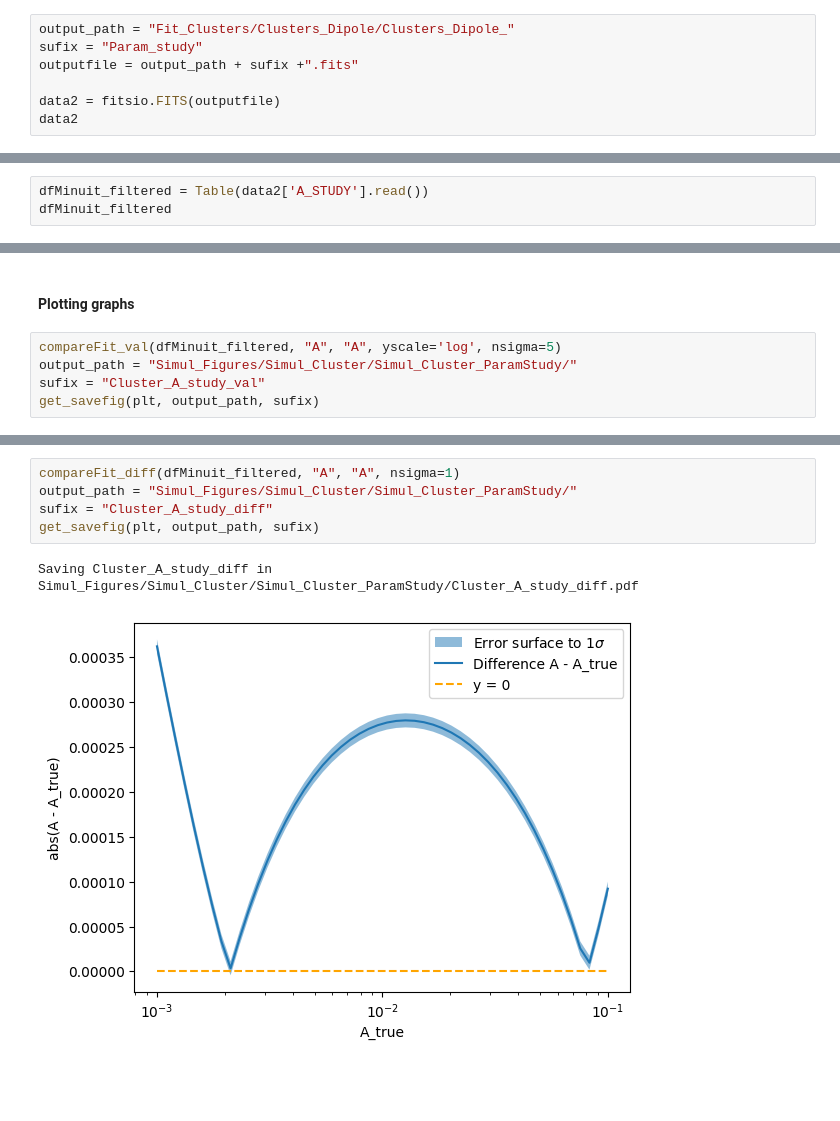
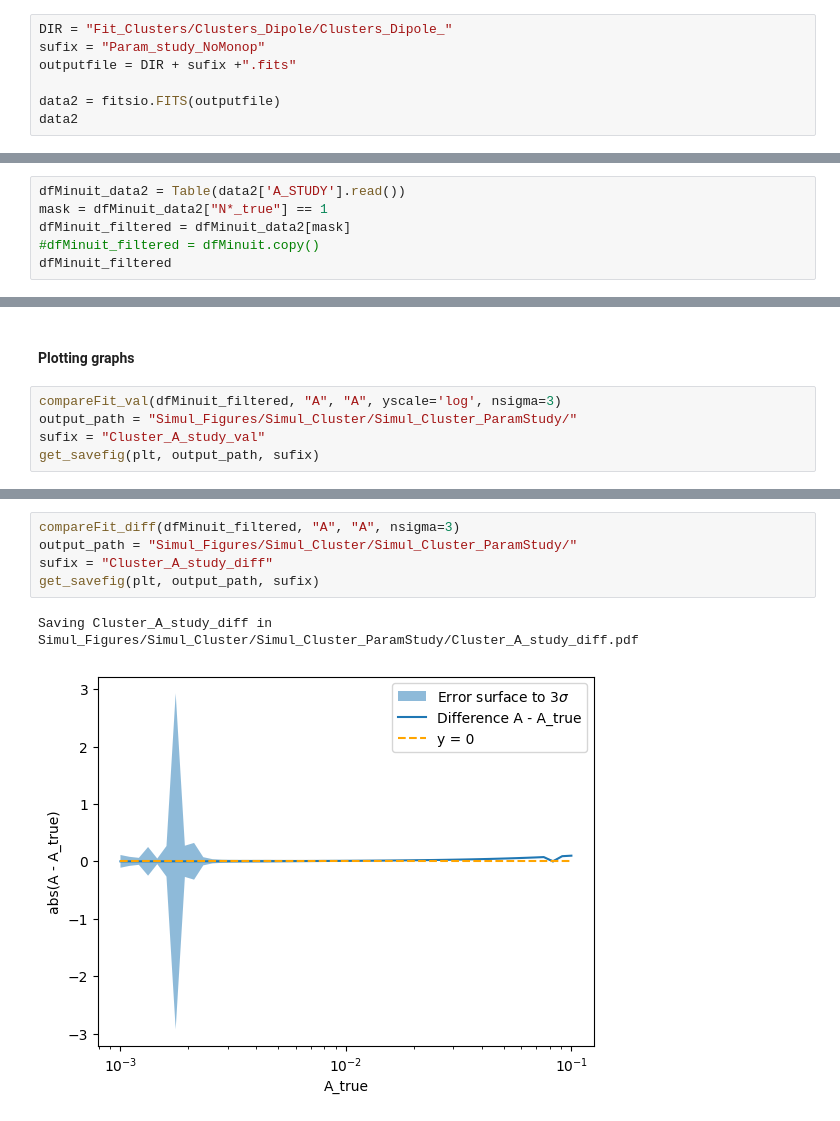
Before and after one commit to johannct/M2_Stage_Code, a Jupyter notebook: Simulation/A_Study_Cluster.ipynb, the cells around one changed output, grey strips where cells are left out. Cells and saved outputs as stored; diff of their text form; blank space fills up the shorter version.

Commit message:
Etude de l'effet de A_true quand on ajoute m5.

```diff
--- a/Simulation/A_Study_Cluster.ipynb
+++ b/Simulation/A_Study_Cluster.ipynb
@@ -299,7 +338,7 @@ NameError: name 'dfMinuit' is not defined
 # %%
-output_path = "Fit_Clusters/Clusters_Dipole/Clusters_Dipole_"
-sufix = "Param_study"
-outputfile = output_path + sufix +".fits"
+DIR = "Fit_Clusters/Clusters_Dipole/Clusters_Dipole_"
+sufix = "Param_study_NoMonop"
+outputfile = DIR + sufix +".fits"
 
 data2 = fitsio.FITS(outputfile)
 data2
@@ -310,7 +349,10 @@ data2
   0      IMAGE_HDU
   1      BINARY_TBL      A_STUDY
 # %%
-dfMinuit_filtered = Table(data2['A_STUDY'].read())
+dfMinuit_data2 = Table(data2['A_STUDY'].read())
+mask = dfMinuit_data2["N*_true"] == 1
+dfMinuit_filtered = dfMinuit_data2[mask]
+#dfMinuit_filtered = dfMinuit.copy()
 dfMinuit_filtered
 # %% [output]
 Table length=50
@@ -335,7 +377,7 @@ Table length=50
 # %% [markdown]
 #### Plotting graphs
 # %%
-compareFit_val(dfMinuit_filtered, "A", "A", yscale='log', nsigma=5)
+compareFit_val(dfMinuit_filtered, "A", "A", yscale='log', nsigma=3)
 output_path = "Simul_Figures/Simul_Cluster/Simul_Cluster_ParamStudy/"
 sufix = "Cluster_A_study_val"
 get_savefig(plt, output_path, sufix)
@@ -357,11 +399,11 @@ Saving Cluster_A_study_err in Simul_Figures/Simul_Cluster/Simul_Cluster_ParamStu
 # %%
-compareFit_diff(dfMinuit_filtered, "A", "A", nsigma=1)
+compareFit_diff(dfMinuit_filtered, "A", "A", nsigma=3)
 output_path = "Simul_Figures/Simul_Cluster/Simul_Cluster_ParamStudy/"
 sufix = "Cluster_A_study_diff"
 get_savefig(plt, output_path, sufix)
 # %% [output]
 Saving Cluster_A_study_diff in Simul_Figures/Simul_Cluster/Simul_Cluster_ParamStudy/Cluster_A_study_diff.pdf
-[figure, old version]
+[figure, new version]
 # %%
 compareFit_val(dfMinuit_filtered, "A", "ra", ylabel="RA", nsigma=5)
 
```
Also changed, not shown: parts of 35 cells of this notebook, 3 other files.
